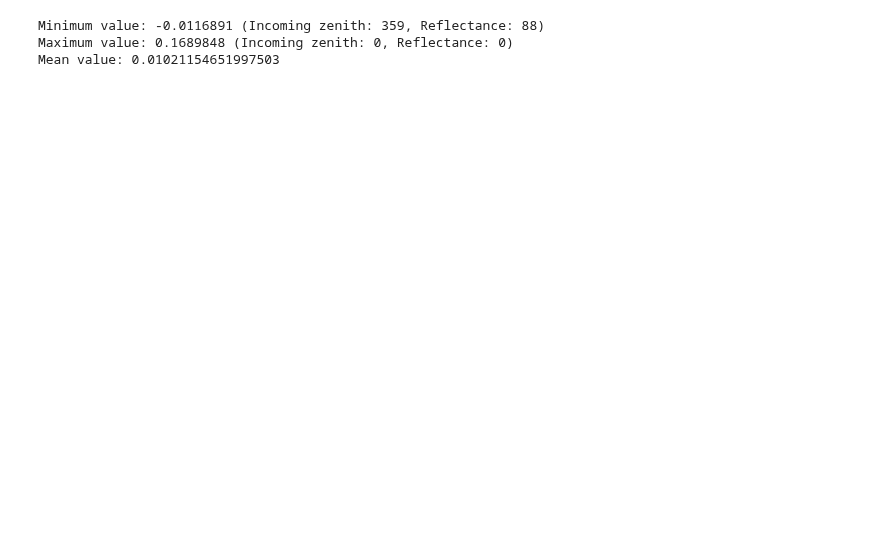
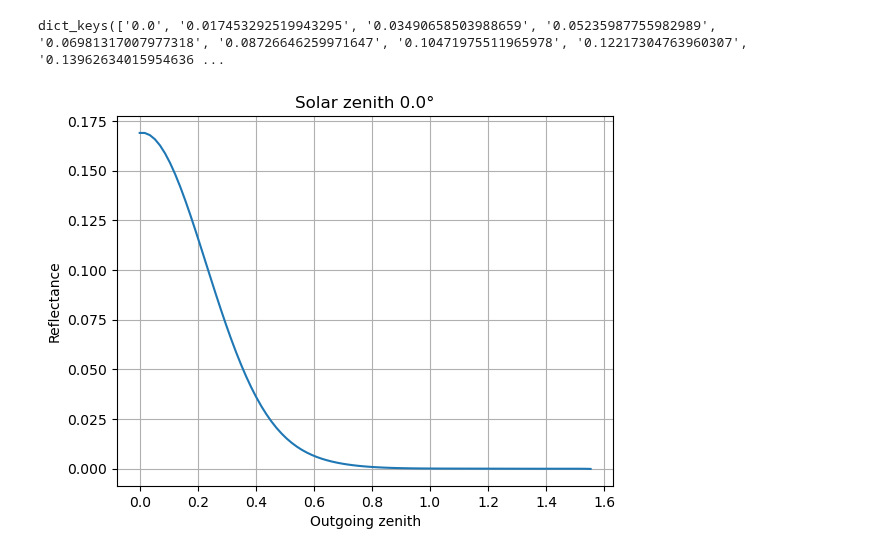
Before and after one commit to PolyRocketMatt/eradiate, a Jupyter notebook: notebooks/mitsuba_6s_comp.ipynb, the cells around one changed output. Saved outputs shown, nothing was run; the diff lists cells and outputs as text; code cells hidden in the pictures; blank space fills up the shorter version.

```diff
--- a/notebooks/mitsuba_6s_comp.ipynb
+++ b/notebooks/mitsuba_6s_comp.ipynb
@@ -145,16 +28,40 @@ plt.show()
-# %%
-# Diagnostics
-min_val = np.min(data_array)
-max_val = np.max(data_array)
-mean_val = np.mean(data_array)
-
-min_val_index = np.unravel_index(np.argmin(data_array, axis=None), data_array.shape)
-max_val_index = np.unravel_index(np.argmax(data_array, axis=None), data_array.shape)
-
-print(f'Minimum value: {min_val} (Incoming zenith: {min_val_index[0]}, Reflectance: {min_val_index[1]})')
-print(f'Maximum value: {max_val} (Incoming zenith: {max_val_index[0]}, Reflectance: {max_val_index[1]})')
-print(f'Mean value: {mean_val}')
-# %% [output]
-Minimum value: -0.0116891 (Incoming zenith: 359, Reflectance: 88)
-Maximum value: 0.1689848 (Incoming zenith: 0, Reflectance: 0)
-Mean value: 0.01021154651997503
+# %%
+wind_speed = 5
+wind_azimuth = 0
+data_file = f'data/data_{wind_speed}ms.json'
+data = None
+
+# Load data
+with open(data_file, 'r') as f:
+    data = json.load(f)
+
+'''
+Data is stored in the following way:
+{
+    "solar_zenith_1": {
+        "outgoing_zenith_1": "reflectance",
+        "outgoing_zenith_2": "reflectance",
+        ...
+    },
+}
+'''
+
+print(data.keys())
+
+# Example visual of solar zenith 0.0 with view zenith 0.0
+example_solar_zenith = 0.0
+
+example_data = data[str(example_solar_zenith)]
+example_outgoing_zeniths = list(map(float, example_data.keys()))
+example_outgoing_reflectances = list(map(float, example_data.values()))
+
+# Create a plot
+fig, ax = plt.subplots()
+im = ax.plot(example_outgoing_zeniths, example_outgoing_reflectances)
+ax.set(xlabel='Outgoing zenith', ylabel='Reflectance',
+         title=f'Solar zenith {round(np.rad2deg(example_solar_zenith), 2)}°')
+ax.grid()
+plt.show()
+# %% [output]
+dict_keys(['0.0', '0.017453292519943295', '0.03490658503988659', '0.05235987755982989', '0.06981317007977318', '0.08726646259971647', '0.10471975511965978', '0.12217304763960307', '0.13962634015954636 ...
+[figure, added]
```
Also changed, not shown: parts of 10 cells of this notebook, 5 other files.
